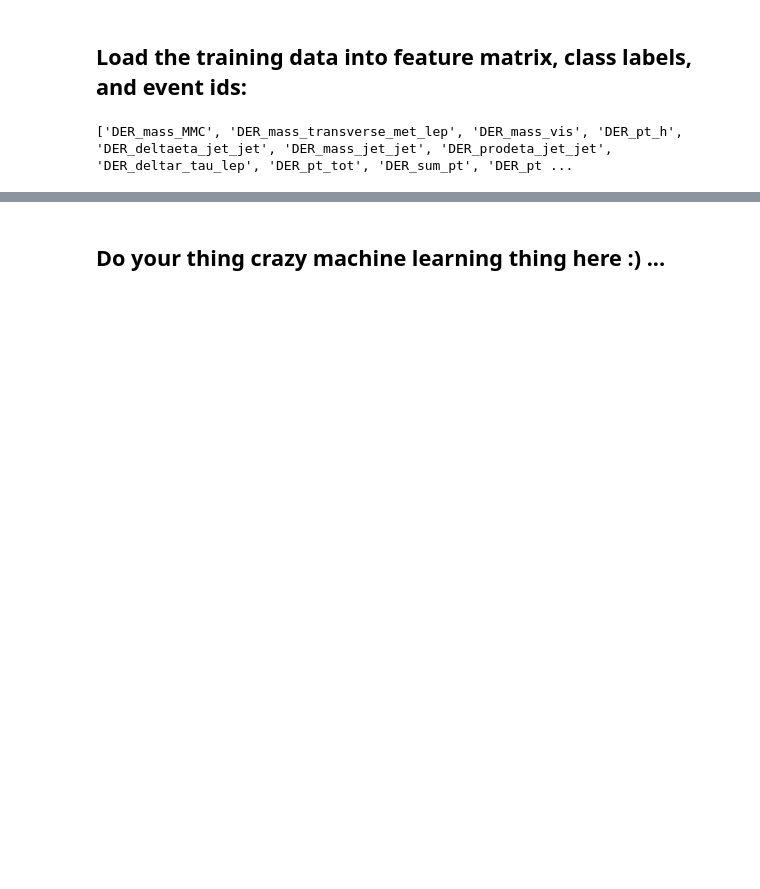
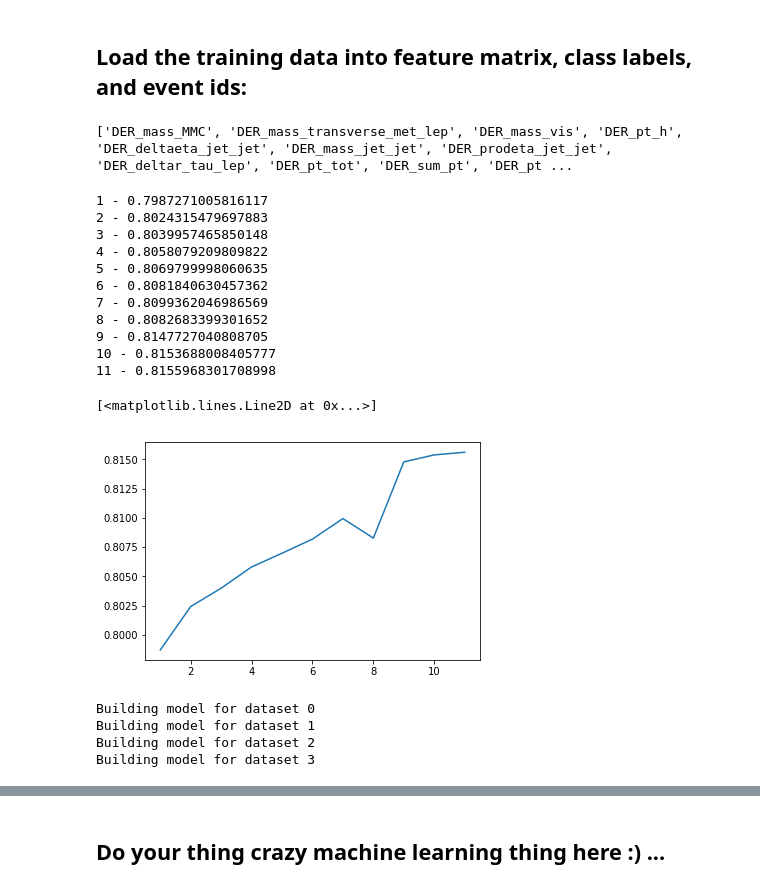
Before and after one commit to amvjakob/epfl-ml-project1, a Jupyter notebook: scripts/project1.ipynb, the cells around one changed output, grey strips where cells are left out. Saved outputs shown, nothing was run; the diff lists cells and outputs as text; code cells hidden in the pictures; blank space fills up the shorter version.

Commit message:
LEGENDARY stuff

```diff
--- a/scripts/project1.ipynb
+++ b/scripts/project1.ipynb
@@ -52,7 +44,0 @@ for i, X_ in enumerate(X_split):
-# %%
-def build_poly_no_interaction(X, degree):
-    result = X.copy()
-    for d in range(2, degree+1):
-        result = np.c_[result, np.power(result, d)]
-
-    return result
@@ -65,3 +114,64 @@ def build_X(X, d):
-# %%
-X_split_poly = [ build_X(X, 4) for X in X_split ]
+# %%
+_, X_split, y_split = split_data(tX, y)
+# %%
+# cross_validate
+total_acc = []
+k = 10
+lambda_ = 0.01
+degrees = range(1, 15)
+
+# run that shit
+for deg in degrees:
+    print(deg, end=" - ")
+    X_split_poly = [ build_X(X, deg) for X in X_split ]
+
+    accuracies = []
+
+    # iterate over 4 sub datasets
+    for i in range(len(X_split_poly)):
+        classifier = LeastSquaresL2(lambda_)
+        acc = np.mean(cross_validate_kfold(y_split[i], X_split_poly[i], classifier, k))
+        accuracies.append(acc)
+
+    # compute mean (weighted)
+    accuracy = 0
+    for i, acc in enumerate(accuracies):
+        accuracy += acc * len(y_split[i])
+    accuracy /= len(y)
+
+    print(accuracy)
+    total_acc.append(accuracy)
+
+plt.plot(degrees, total_acc)
+# %% [output]
+1 - 0.7987271005816117
+2 - 0.8024315479697883
+3 - 0.8039957465850148
+4 - 0.8058079209809822
+5 - 0.8069799998060635
+6 - 0.8081840630457362
+7 - 0.8099362046986569
+8 - 0.8082683399301652
+9 - 0.8147727040808705
+10 - 0.8153688008405777
+11 - 0.8155968301708998
+[<matplotlib.lines.Line2D at 0x...>]
+[figure, added]
+# %%
+# train actual models
+# degree 9 seems to be best
+
+X_split_poly = [ build_X(X, 9) for X in X_split ]
+lambda_ = 0.01
+models = []
+for i in range(len(X_split_poly)):
+    print(f"Building model for dataset {i}")
+    lse = LeastSquaresL2(lambda_)
+    lse.fit(y_split[i], X_split_poly[i])
+    models.append(lse)
+# %% [output]
+Building model for dataset 0
+Building model for dataset 1
+Building model for dataset 2
+Building model for dataset 3
 # %%
```
Also changed, not shown: parts of 26 cells of this notebook, 2 other files.
